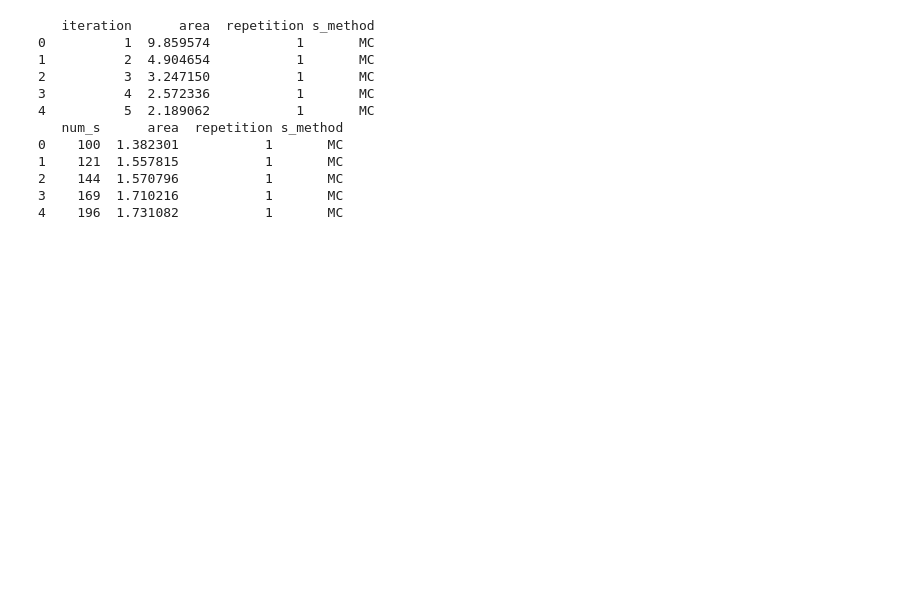
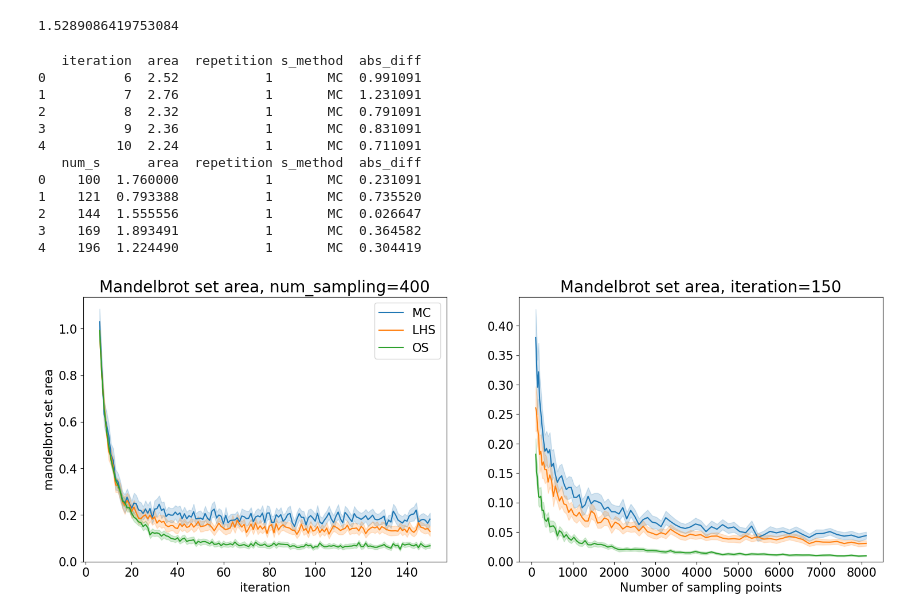
Before and after one commit to Alex-notmyname/Stochastic_simulation, a Jupyter notebook: Assignment_1/Plots.ipynb, the cells around one changed output. Drawn from its saved outputs; the diff is of its cells as text; code cells hidden in the pictures; blank space fills up the shorter version.

Commit message:
made better figures

```diff
--- a/Assignment_1/Plots.ipynb
+++ b/Assignment_1/Plots.ipynb
@@ -6,20 +6,30 @@ import matplotlib.pyplot as plt
 # %%
 df_i = pd.read_csv('results_i.csv')
 df_s = pd.read_csv('results_s.csv')
+# %%
+df_Am = df_s[(df_s['num_s'] == df_s['num_s'].max()) & (df_s['s_method'] == 'OS')]
+Am = df_Am['area'].mean()
+
+df_i['abs_diff'] = abs(Am - df_i['area'])
+df_s['abs_diff'] = abs(Am - df_s['area'])
+
+Am
+# %% [output]
+1.5289086419753084
 # %%
 print(df_i.head())
 print(df_s.head())
 # %% [output]
-   iteration      area  repetition s_method
-0          1  9.859574           1       MC
-1          2  4.904654           1       MC
-2          3  3.247150           1       MC
-3          4  2.572336           1       MC
-4          5  2.189062           1       MC
-   num_s      area  repetition s_method
-0    100  1.382301           1       MC
-1    121  1.557815           1       MC
-2    144  1.570796           1       MC
-3    169  1.710216           1       MC
-4    196  1.731082           1       MC
+   iteration  area  repetition s_method  abs_diff
+0          6  2.52           1       MC  0.991091
+1          7  2.76           1       MC  1.231091
+2          8  2.32           1       MC  0.791091
+3          9  2.36           1       MC  0.831091
+4         10  2.24           1       MC  0.711091
+   num_s      area  repetition s_method  abs_diff
+0    100  1.760000           1       MC  0.231091
+1    121  0.793388           1       MC  0.735520
+2    144  1.555556           1       MC  0.026647
+3    169  1.893491           1       MC  0.364582
+4    196  1.224490           1       MC  0.304419
 # %%
@@ -33 +38,34 @@ df_s_os = df_s[df_s.s_method == 'OS']
+# %%
+df_i = df_i[df_i.s_method != 'MC_c']
+df_s = df_s[df_s.s_method != 'MC_c']
+# %%
+'''Without RuntimeWarning handling'''
+
+plt.rcParams['figure.figsize'] = (18, 6)
+fig1, ax1 = plt.subplots(1, 2)
+
+sns.lineplot(data=df_i, x='iteration', y='abs_diff', hue='s_method', errorbar='ci', ax=ax1[0])
+sns.lineplot(data=df_s, x='num_s', y='abs_diff', hue='s_method', errorbar='ci', ax=ax1[1])
+
+# ax1[0].plot(np.arange(6, 151), np.repeat([Am], 145), 'k-.', label=r'$A_M$', zorder=6)
+# ax1[1].plot(np.arange(0, 90**2), np.repeat([Am], 90**2), 'k-.', label=r'$A_M$', zorder=4)
+
+
+ax1[0].set_title('Mandelbrot set area, num_sampling=400', fontsize=20)
+ax1[0].set_ylim(bottom=0)
+ax1[0].set_xlabel('iteration', fontsize=15)
+ax1[0].set_ylabel('mandelbrot set area', fontsize=15)
+ax1[0].tick_params(axis='both', which='major', labelsize=15)
+ax1[0].legend(fontsize=15)
+
+ax1[1].set_title('Mandelbrot set area, iteration=150', fontsize=20)
+ax1[1].set_ylim(bottom=0)
+ax1[1].set_xlabel('Number of sampling points', fontsize=15)
+ax1[1].set_ylabel('')
+ax1[1].tick_params(axis='both', which='major', labelsize=15)
+ax1[1].get_legend().remove()
+
+plt.show()
+# %% [output]
+[figure, added]
 # %%
```
Also changed, not shown: parts of 6 cells of this notebook, 3 other files.
